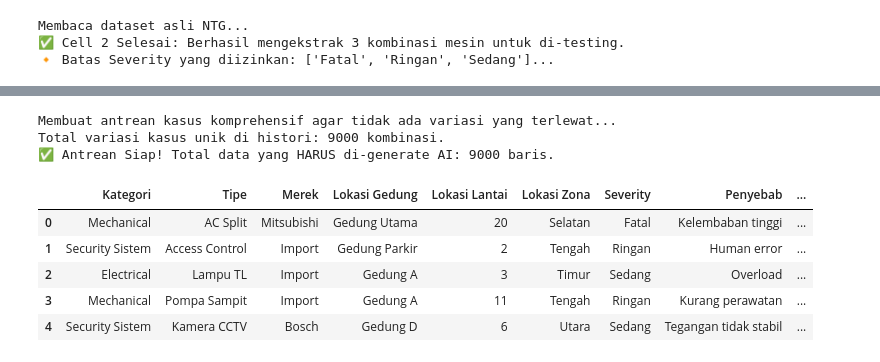
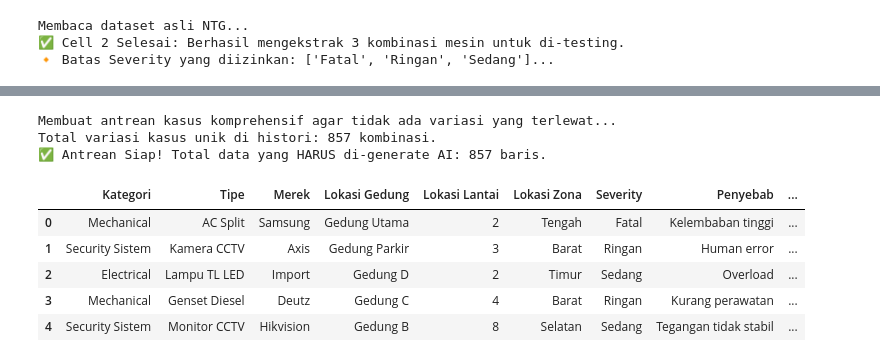
Before and after one commit to NazeeraAlthea/exigen-smart-maintenance, a Jupyter notebook: notebooks/ticketing/generate_datasets_groq.ipynb, the cells around one changed output, grey strips where cells are left out. Drawn from its saved outputs; the diff is of its cells as text; code cells hidden in the pictures.

```diff
--- a/notebooks/ticketing/generate_datasets_groq.ipynb
+++ b/notebooks/ticketing/generate_datasets_groq.ipynb
@@ -108,7 +110,7 @@ print("Membuat antrean kasus komprehensif agar tidak ada variasi yang terlewat..
 
 # 1. Ambil SEMUA variasi unik dari histori perbaikan (Dijamin 100% terwakili)
 kasus_unik = df_perbaikan.drop_duplicates(
-    subset=['Kategori', 'Severity', 'Penyebab', 'Jenis Kerusakan']
+    subset=['Tipe', 'Severity']
 ).copy()
 
 print(f"Total variasi kasus unik di histori: {len(kasus_unik)} kombinasi.")
@@ -118,39 +120,39 @@ antrean_prompt = []
 
 for _, row in kasus_unik.iterrows():
     kategori_kasus = row['Kategori']
 
     # Cari aset di df_aset yang Kategori-nya cocok dengan kasus ini
     aset_cocok = kombinasi_valid[kombinasi_valid['Kategori'] == kategori_kasus]
 
     if not aset_cocok.empty:
         # Ambil 1 aset acak yang relevan untuk dijadikan "aktor" dalam skenario ini
         aset_pilih = aset_cocok.sample(1).iloc[0]
 
         antrean_prompt.append({
             'Kategori': kategori_kasus,
             'Tipe': aset_pilih['Tipe'],
             'Merek': aset_pilih['Merek'],
             'Lokasi Gedung': aset_pilih['Lokasi Gedung'],
             'Lokasi Lantai': aset_pilih['Lokasi Lantai'],
             'Lokasi Zona': aset_pilih['Lokasi Zona'],
             'Severity': row['Severity'],
             'Penyebab': row['Penyebab'],
             'Jenis Kerusakan': row['Jenis Kerusakan'],
             'Biaya Perbaikan': row['Biaya Perbaikan']
         })
 
 df_antrean = pd.DataFrame(antrean_prompt)
 print(f"✅ Antrean Siap! Total data yang HARUS di-generate AI: {len(df_antrean)} baris.")
 display(df_antrean.head())
 # %% [output]
 Membuat antrean kasus komprehensif agar tidak ada variasi yang terlewat...
-Total variasi kasus unik di histori: 9000 kombinasi.
-✅ Antrean Siap! Total data yang HARUS di-generate AI: 9000 baris.
+Total variasi kasus unik di histori: 857 kombinasi.
+✅ Antrean Siap! Total data yang HARUS di-generate AI: 857 baris.
 |  | Kategori | Tipe | Merek | Lokasi Gedung | Lokasi Lantai | Lokasi Zona | Severity | Penyebab | ... |
-| 0 | Mechanical | AC Split | Mitsubishi | Gedung Utama | 20 | Selatan | Fatal | Kelembaban tinggi | ... |
-| 1 | Security Sistem | Access Control | Import | Gedung Parkir | 2 | Tengah | Ringan | Human error | ... |
-| 2 | Electrical | Lampu TL | Import | Gedung A | 3 | Timur | Sedang | Overload | ... |
-| 3 | Mechanical | Pompa Sampit | Import | Gedung A | 11 | Tengah | Ringan | Kurang perawatan | ... |
-| 4 | Security Sistem | Kamera CCTV | Bosch | Gedung D | 6 | Utara | Sedang | Tegangan tidak stabil | ... |
+| 0 | Mechanical | AC Split | Samsung | Gedung Utama | 2 | Tengah | Fatal | Kelembaban tinggi | ... |
+| 1 | Security Sistem | Kamera CCTV | Axis | Gedung Parkir | 3 | Barat | Ringan | Human error | ... |
+| 2 | Electrical | Lampu TL LED | Import | Gedung D | 2 | Timur | Sedang | Overload | ... |
+| 3 | Mechanical | Genset Diesel | Deutz | Gedung C | 4 | Barat | Ringan | Kurang perawatan | ... |
+| 4 | Security Sistem | Monitor CCTV | Hikvision | Gedung B | 8 | Selatan | Sedang | Tegangan tidak stabil | ... |
 # %%
 # ==========================================
```
Also changed, not shown: parts of 4 cells of this notebook, 12 other files.
